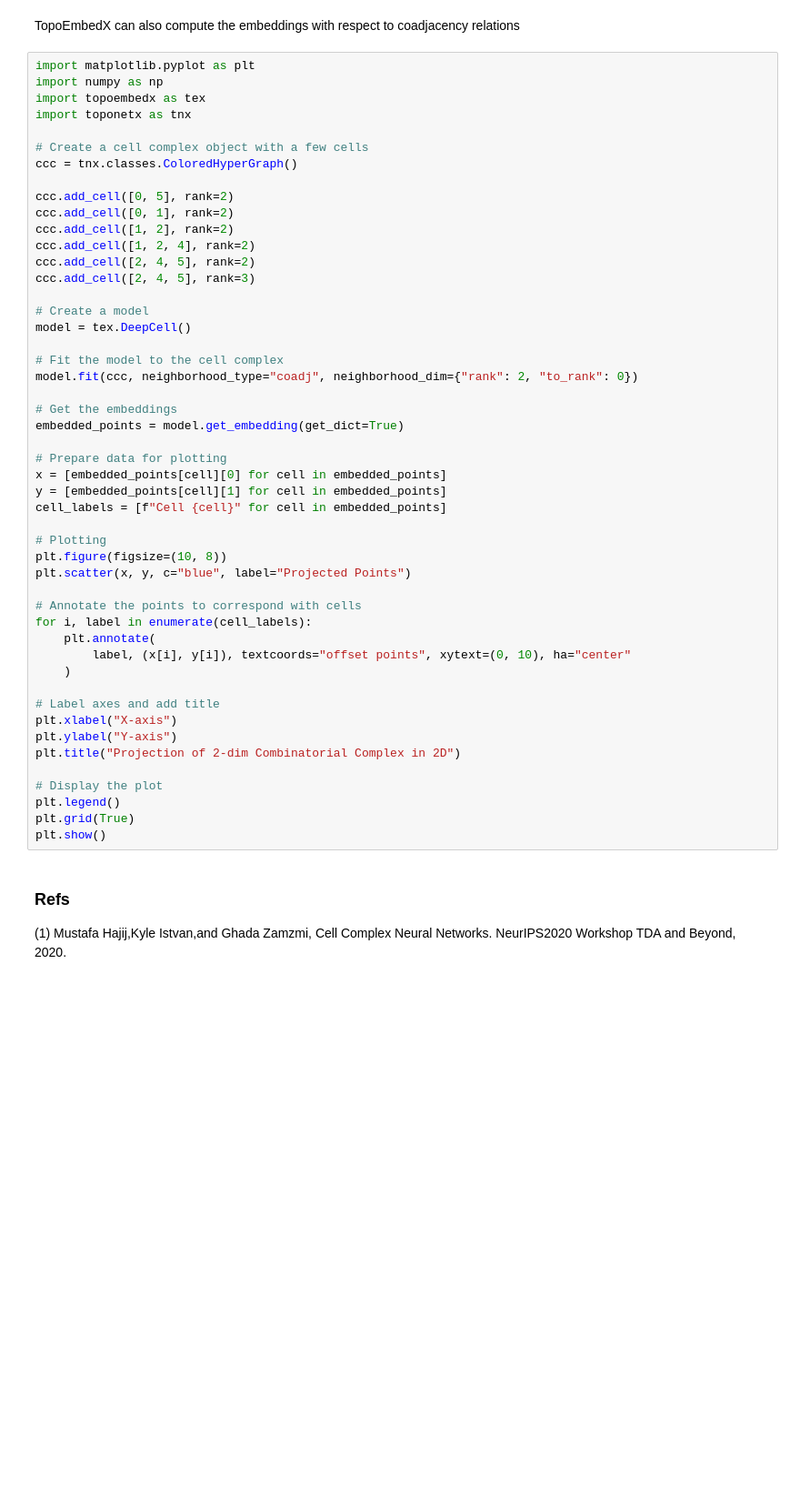
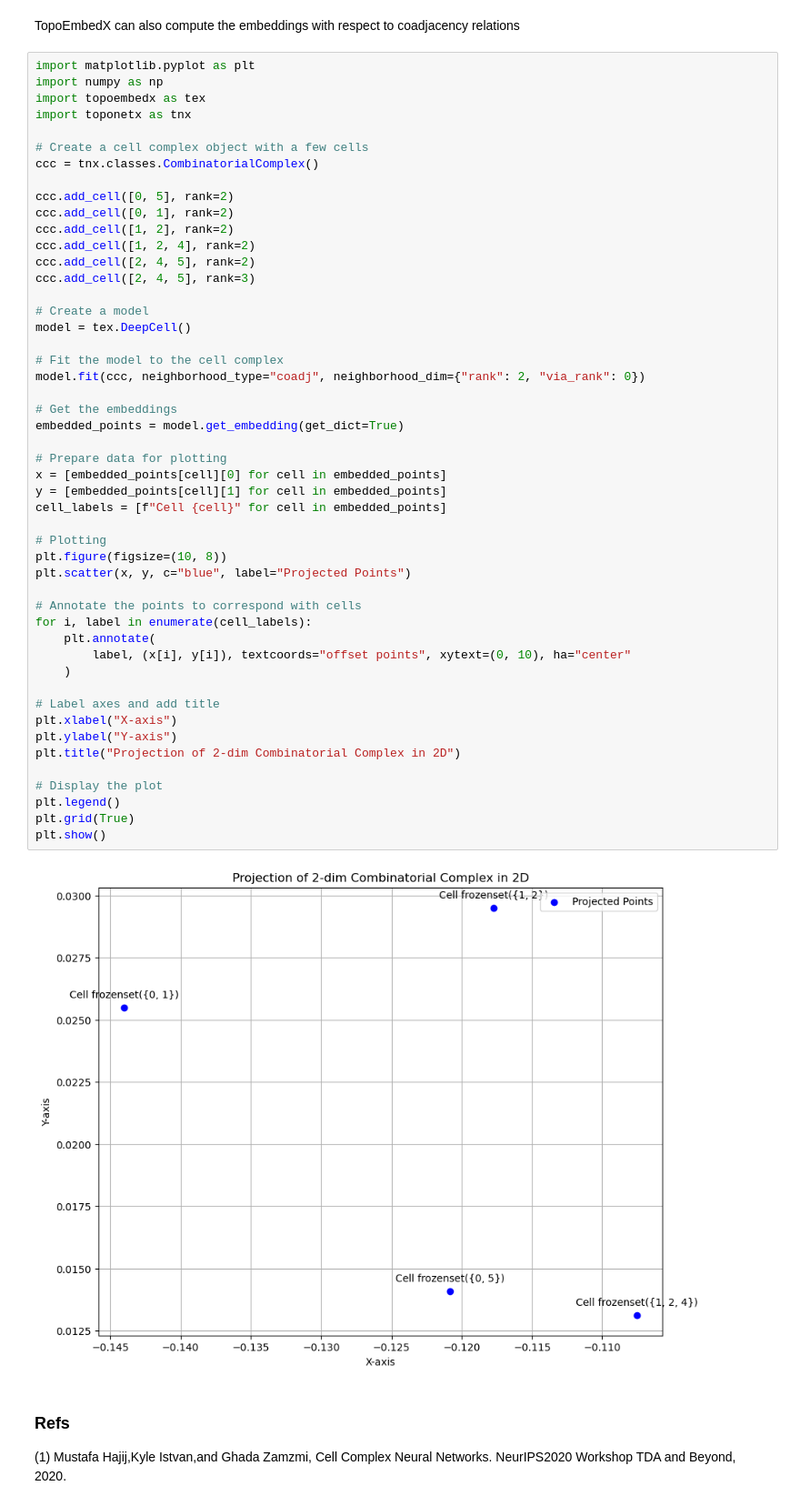
Before and after one commit to pyt-team/TopoEmbedX, a Jupyter notebook: tutorials/deepcell.ipynb, the cells around one changed output. Shown: that part at 91% size. Drawn from its saved outputs; the diff is of its cells as text; blank space fills up the shorter version.

```diff
--- a/tutorials/deepcell.ipynb
+++ b/tutorials/deepcell.ipynb
@@ -207,7 +207,7 @@ import topoembedx as tex
 import toponetx as tnx
 
 # Create a cell complex object with a few cells
-ccc = tnx.classes.ColoredHyperGraph()
+ccc = tnx.classes.CombinatorialComplex()
 
 ccc.add_cell([0, 5], rank=2)
 ccc.add_cell([0, 1], rank=2)
@@ -220,35 +220,37 @@ ccc.add_cell([2, 4, 5], rank=3)
 model = tex.DeepCell()
 
 # Fit the model to the cell complex
-model.fit(ccc, neighborhood_type="coadj", neighborhood_dim={"rank": 2, "to_rank": 0})
+model.fit(ccc, neighborhood_type="coadj", neighborhood_dim={"rank": 2, "via_rank": 0})
 
 # Get the embeddings
 embedded_points = model.get_embedding(get_dict=True)
 
 # Prepare data for plotting
 x = [embedded_points[cell][0] for cell in embedded_points]
 y = [embedded_points[cell][1] for cell in embedded_points]
 cell_labels = [f"Cell {cell}" for cell in embedded_points]
 
 # Plotting
 plt.figure(figsize=(10, 8))
 plt.scatter(x, y, c="blue", label="Projected Points")
 
 # Annotate the points to correspond with cells
 for i, label in enumerate(cell_labels):
     plt.annotate(
         label, (x[i], y[i]), textcoords="offset points", xytext=(0, 10), ha="center"
     )
 
 # Label axes and add title
 plt.xlabel("X-axis")
 plt.ylabel("Y-axis")
 plt.title("Projection of 2-dim Combinatorial Complex in 2D")
 
 # Display the plot
 plt.legend()
 plt.grid(True)
 plt.show()
+# %% [output]
+[figure, added]
 # %% [markdown]
 ### Refs
 
```
Also changed, not shown: parts of 1 cell of this notebook.
